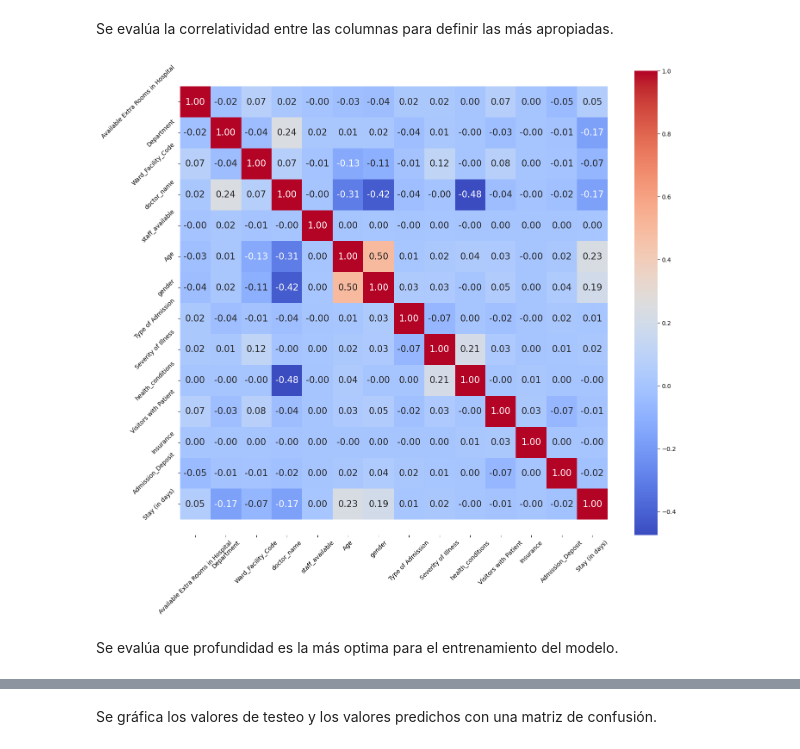
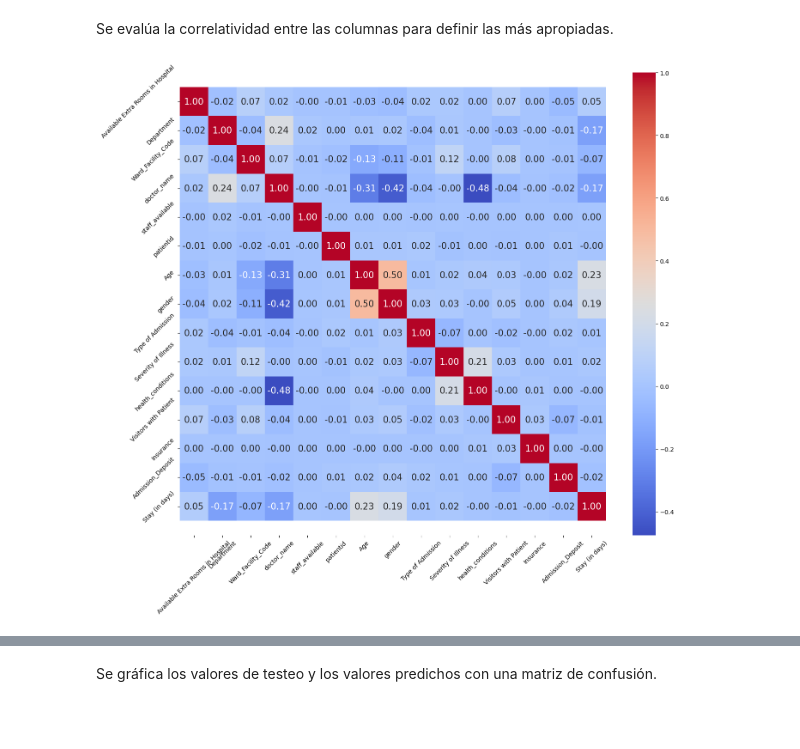
Before and after one commit to JoseAcevedo6/Henry_Lab_2, a Jupyter notebook: transform_eda_model.ipynb, the cells around one changed output, grey strips where cells are left out. Drawn from its saved outputs; the diff is of its cells as text; code cells hidden in the pictures; blank space fills up the shorter version.

```diff
--- a/transform_eda_model.ipynb
+++ b/transform_eda_model.ipynb
@@ -166,14 +174,11 @@ Se evalúa la correlatividad entre las columnas para definir las más apropiadas
 # %%
 # De ser necesario un cambio entre las features de selección, se retrocedería un paso atras y se reasignaría los parametros en la función 'transform'.
 
 # Al realizar varios experimentos, no observar fuerte correlatividad entre las features y determinar que una cierta selección de columnas (segun criterio
 # personal de ser las más relativas) no arroja valoraciones importantes, se decide entrenar el modelo con todas las columnas a excepcion del 'patientid'
 # que en terminos generales es irrelevante.
 
-data.drop('patientid', axis=1, inplace=True)
 corr = data.corr()
 plot_corre_heatmap(corr)
 # %% [output]
-[figure, old version]
+[figure, new version]
-# %% [markdown]
-Se evalúa que profundidad es la más optima para el entrenamiento del modelo.
```
Also changed, not shown: parts of 19 cells of this notebook, 1 other file.
